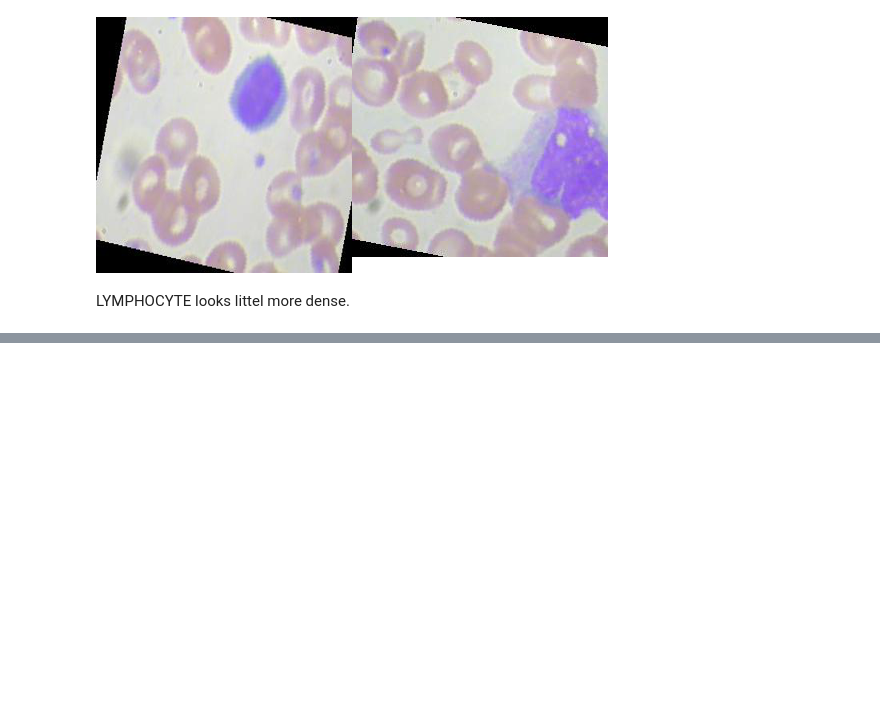
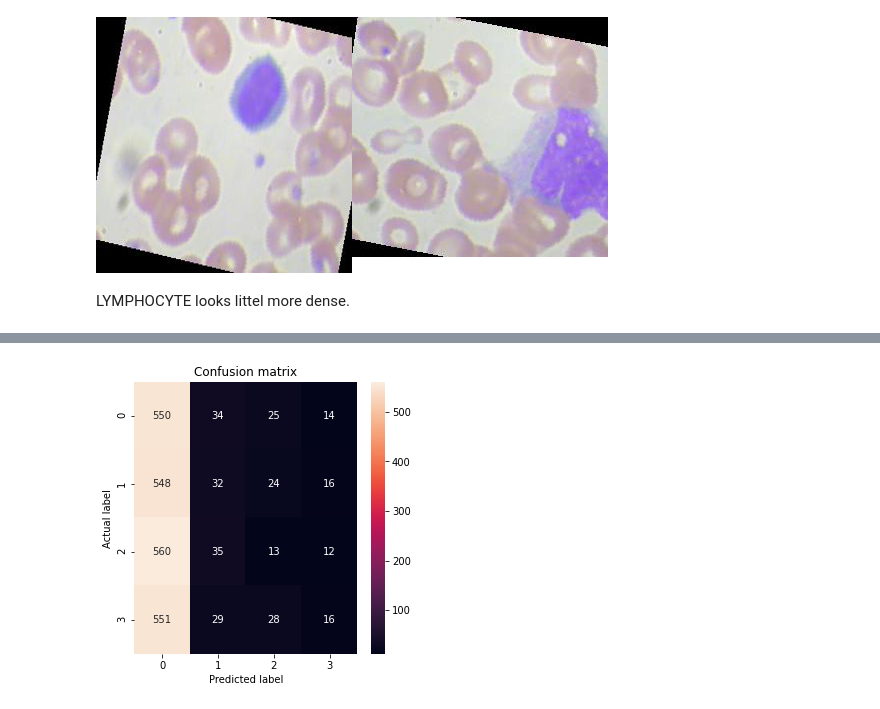
Before and after one commit to BlackCurrantDS/Data-Mining, a Jupyter notebook: Blood_Cell_Detection.ipynb, the cells around one changed output, grey strips where cells are left out. Cells and saved outputs as stored; diff of their text form; code cells hidden in the pictures; blank space fills up the shorter version.

```diff
--- a/Blood_Cell_Detection.ipynb
+++ b/Blood_Cell_Detection.ipynb
@@ -95,6 +149,24 @@ AUTOTUNE = tf.data.AUTOTUNE
 
 train_ds = train_ds.cache().prefetch(buffer_size=AUTOTUNE)
 validation_ds = validation_ds.cache().prefetch(buffer_size=AUTOTUNE)
+# %%
+#checkpoint
+checkpoint_path = "/content/drive/MyDrive/Blood Cell classification/training_1/cp.ckpt"
+checkpoint_dir = os.path.dirname(checkpoint_path)
+
+# Create a callback that saves the model's weights
+cp_callback = tf.keras.callbacks.ModelCheckpoint(filepath=checkpoint_path,
+                                                 save_weights_only=True,
+                                                 verbose=1)
+# %%
+#confusion Matrix
+def plot_cm(labels, predictions):
+  cm = confusion_matrix(labels, predictions)
+  plt.figure(figsize=(5,5))
+  sns.heatmap(cm, annot=True, fmt="d")
+  plt.title('Confusion matrix')
+  plt.ylabel('Actual label')
+  plt.xlabel('Predicted label')
 # %%
 #model
 num_classes = 4
@@ -136,10 +208,11 @@ Trainable params: 8,412,836
 Non-trainable params: 0
 _________________________________________________________________
 # %%
-epochs=10
+epochs=1
 history = model.fit(
   train_ds,
   validation_data=validation_ds,
-  epochs=epochs
+  epochs=epochs,
+  callbacks=[cp_callback]
 )
 # %% [output]
@@ -187,0 +246,7 @@ plt.show()
+# %%
+y_pred = model.predict(test_ds)
+predictions = tf.argmax(y_pred, axis=1)
+# %%
+plot_cm(labels, predictions)
+# %% [output]
+[figure, added]
```
Also changed, not shown: parts of 11 cells of this notebook.
